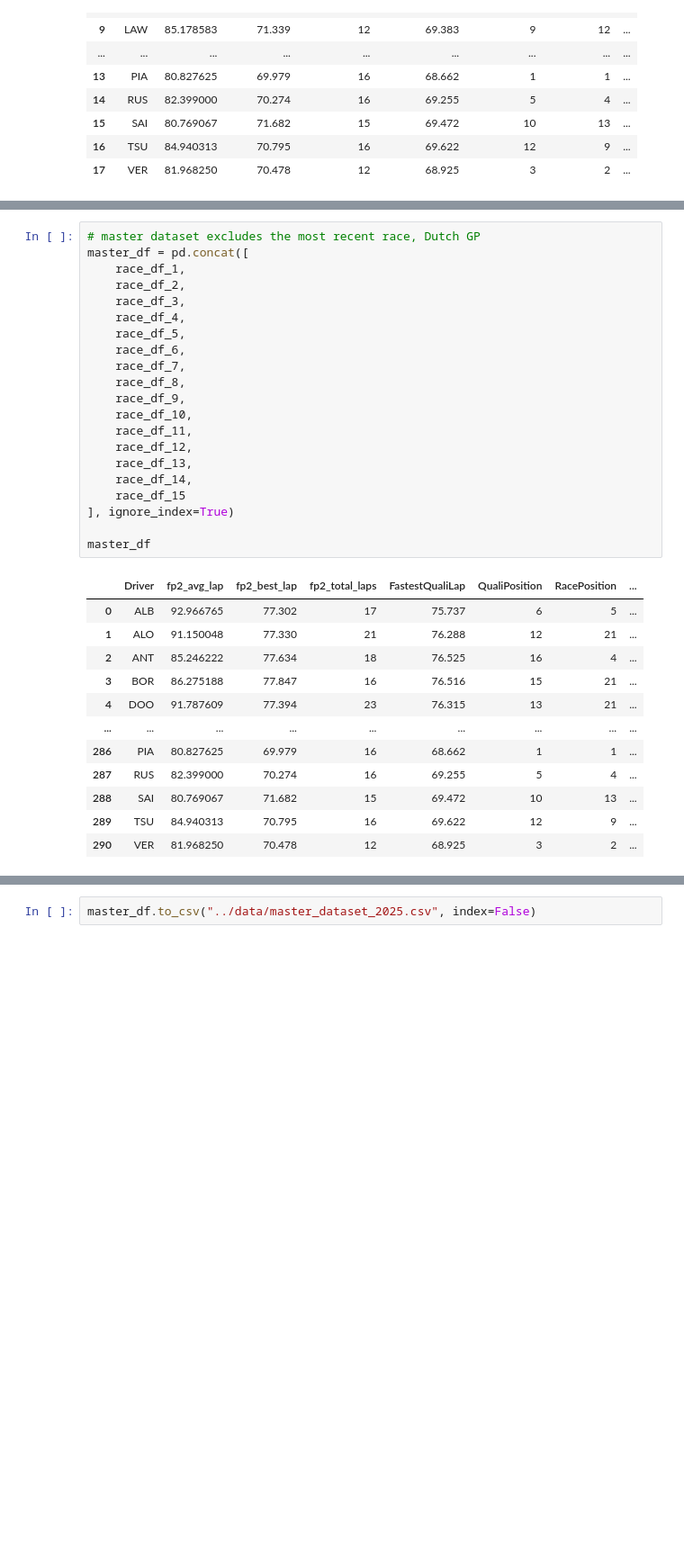
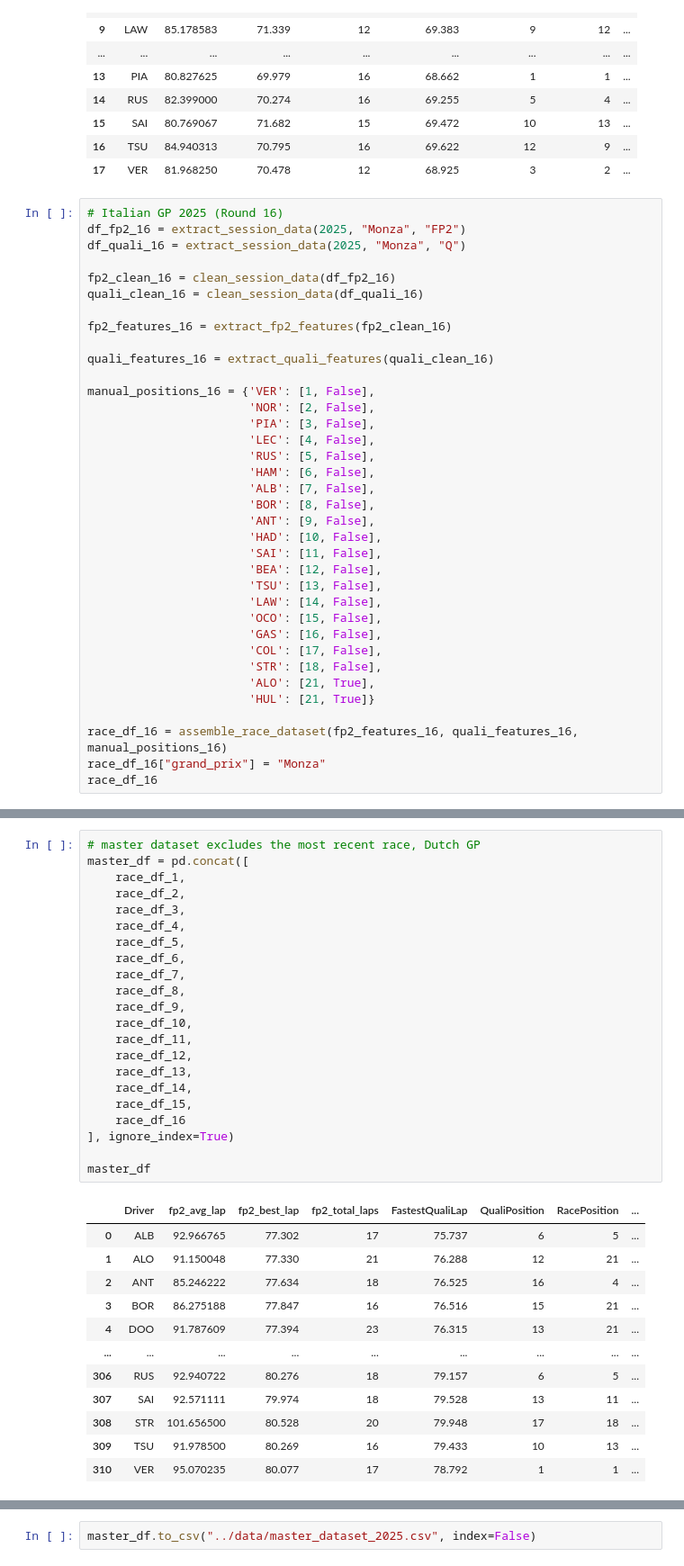
Before and after one commit to ipolishc22/f1-podium-predictor, a Jupyter notebook: notebooks/data_collection.ipynb, the cells around one changed output, grey strips where cells are left out. Shown: that part at 90% size. Saved outputs shown, nothing was run; the diff lists cells and outputs as text; blank space fills up the shorter version.

Commit message:
Update data collection for master dataset to include Italian GP

```diff
--- a/notebooks/data_collection.ipynb
+++ b/notebooks/data_collection.ipynb
@@ -1083,3 +1083,39 @@ core           INFO     Finished loading data for 20 drivers: ['81', '4', '1', '
 | 15 | SAI | 80.769067 | 71.682 | 15 | 69.472 | 10 | 13 | ... |
 | 16 | TSU | 84.940313 | 70.795 | 16 | 69.622 | 12 | 9 | ... |
 | 17 | VER | 81.968250 | 70.478 | 12 | 68.925 | 3 | 2 | ... |
+# %%
+# Italian GP 2025 (Round 16)
+df_fp2_16 = extract_session_data(2025, "Monza", "FP2")
+df_quali_16 = extract_session_data(2025, "Monza", "Q")
+
+fp2_clean_16 = clean_session_data(df_fp2_16)
+quali_clean_16 = clean_session_data(df_quali_16)
+
+fp2_features_16 = extract_fp2_features(fp2_clean_16)
+
+quali_features_16 = extract_quali_features(quali_clean_16)
+
+manual_positions_16 = {'VER': [1, False],
+                       'NOR': [2, False],
+                       'PIA': [3, False],
+                       'LEC': [4, False],
+                       'RUS': [5, False],
+                       'HAM': [6, False],
+                       'ALB': [7, False],
+                       'BOR': [8, False],
+                       'ANT': [9, False],
+                       'HAD': [10, False],
+                       'SAI': [11, False],
+                       'BEA': [12, False],
+                       'TSU': [13, False],
+                       'LAW': [14, False],
+                       'OCO': [15, False],
+                       'GAS': [16, False],
+                       'COL': [17, False],
+                       'STR': [18, False],
+                       'ALO': [21, True],
+                       'HUL': [21, True]}
+
+race_df_16 = assemble_race_dataset(fp2_features_16, quali_features_16, manual_positions_16)
+race_df_16["grand_prix"] = "Monza"
+race_df_16
@@ -1086,34 +1157,35 @@ core           INFO     Finished loading data for 20 drivers: ['81', '4', '1', '
 # %%
 # master dataset excludes the most recent race, Dutch GP
 master_df = pd.concat([
     race_df_1,
     race_df_2,
     race_df_3,
     race_df_4,
     race_df_5,
     race_df_6,
     race_df_7,
     race_df_8,
     race_df_9,
     race_df_10,
     race_df_11,
     race_df_12,
     race_df_13,
     race_df_14,
-    race_df_15
+    race_df_15,
+    race_df_16
 ], ignore_index=True)
 
 master_df
 # %% [output]
 |  | Driver | fp2_avg_lap | fp2_best_lap | fp2_total_laps | FastestQualiLap | QualiPosition | RacePosition | ... |
 | 0 | ALB | 92.966765 | 77.302 | 17 | 75.737 | 6 | 5 | ... |
 | 1 | ALO | 91.150048 | 77.330 | 21 | 76.288 | 12 | 21 | ... |
 | 2 | ANT | 85.246222 | 77.634 | 18 | 76.525 | 16 | 4 | ... |
 | 3 | BOR | 86.275188 | 77.847 | 16 | 76.516 | 15 | 21 | ... |
 | 4 | DOO | 91.787609 | 77.394 | 23 | 76.315 | 13 | 21 | ... |
 | ... | ... | ... | ... | ... | ... | ... | ... | ... |
-| 286 | PIA | 80.827625 | 69.979 | 16 | 68.662 | 1 | 1 | ... |
-| 287 | RUS | 82.399000 | 70.274 | 16 | 69.255 | 5 | 4 | ... |
-| 288 | SAI | 80.769067 | 71.682 | 15 | 69.472 | 10 | 13 | ... |
-| 289 | TSU | 84.940313 | 70.795 | 16 | 69.622 | 12 | 9 | ... |
-| 290 | VER | 81.968250 | 70.478 | 12 | 68.925 | 3 | 2 | ... |
+| 306 | RUS | 92.940722 | 80.276 | 18 | 79.157 | 6 | 5 | ... |
+| 307 | SAI | 92.571111 | 79.974 | 18 | 79.528 | 13 | 11 | ... |
+| 308 | STR | 101.656500 | 80.528 | 20 | 79.948 | 17 | 18 | ... |
+| 309 | TSU | 91.978500 | 80.269 | 16 | 79.433 | 10 | 13 | ... |
+| 310 | VER | 95.070235 | 80.077 | 17 | 78.792 | 1 | 1 | ... |
```
Also changed, not shown: parts of 2 cells of this notebook.
